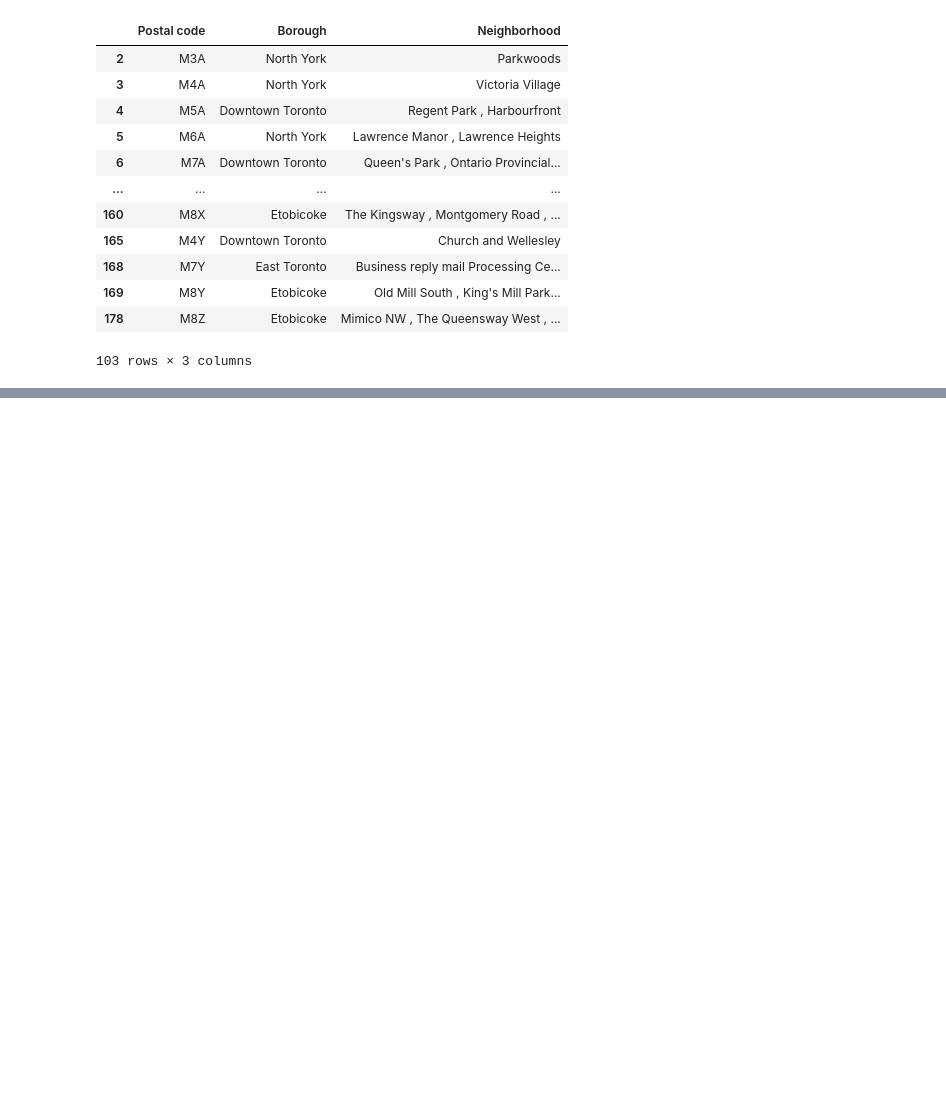
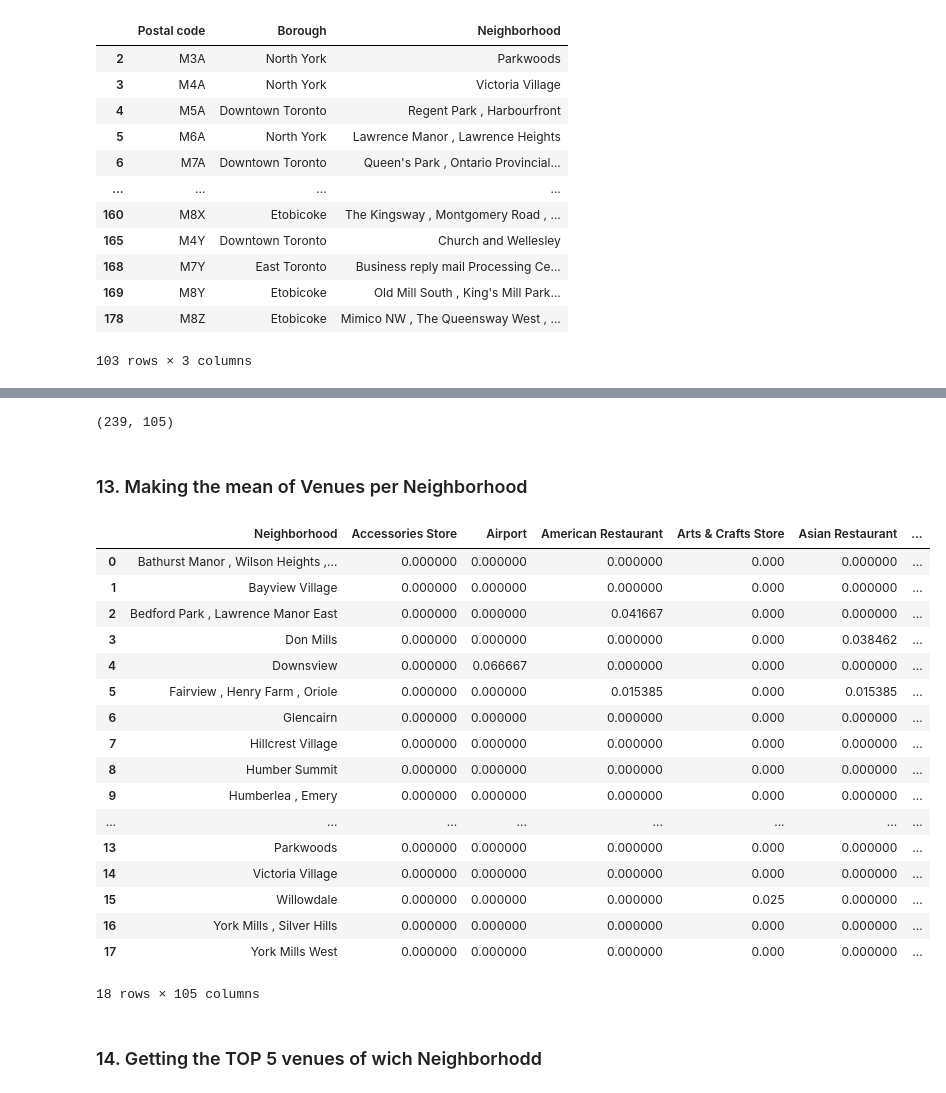
Before and after one commit to nandayot/Coursera_Capstone, a Jupyter notebook: Toronto-Neighborhood.ipynb, the cells around one changed output, grey strips where cells are left out. Drawn from its saved outputs; the diff is of its cells as text; code cells hidden in the pictures; blank space fills up the shorter version.

```diff
--- a/Toronto-Neighborhood.ipynb
+++ b/Toronto-Neighborhood.ipynb
@@ -146,0 +216,3 @@ df_Canada.shape
+# %%
+result.drop(['index'], axis=1, inplace=True)
+result
@@ -146,0 +258,3 @@ df_Canada.shape
+# %%
+NorthYork_data = result[result['Borough'] == 'North York'].reset_index(drop=True)
+NorthYork_data.head()
@@ -146,0 +310,4 @@ df_Canada.shape
+# %%
+toronto_venues = getNearbyVenues(names=NorthYork_data['Neighborhood'],
+                                   latitudes=NorthYork_data['Latitude'],
+                                   longitudes=NorthYork_data['Longitude'])
@@ -146,0 +372,12 @@ df_Canada.shape
+# %%
+# one hot encoding
+toronto_onehot = pd.get_dummies(toronto_venues[['Venue Category']], prefix="", prefix_sep="")
+
+# add neighborhood column back to dataframe
+toronto_onehot['Neighborhood'] = toronto_venues['Neighborhood']
+
+# move neighborhood column to the first column
+fixed_columns = [toronto_onehot.columns[-1]] + list(toronto_onehot.columns[:-1])
+toronto_onehot = toronto_onehot[fixed_columns]
+
+toronto_onehot.head()
@@ -146,0 +392,30 @@ df_Canada.shape
+# %%
+toronto_onehot.shape
+# %% [output]
+(239, 105)
+# %% [markdown]
+### 13. Making the mean of Venues per Neighborhood
+# %%
+toronto_grouped = toronto_onehot.groupby('Neighborhood').mean().reset_index()
+toronto_grouped
+# %% [output]
+|  | Neighborhood | Accessories Store | Airport | American Restaurant | Arts & Crafts Store | Asian Restaurant | ... |
+| 0 | Bathurst Manor , Wilson Heights ,... | 0.000000 | 0.000000 | 0.000000 | 0.000 | 0.000000 | ... |
+| 1 | Bayview Village | 0.000000 | 0.000000 | 0.000000 | 0.000 | 0.000000 | ... |
+| 2 | Bedford Park , Lawrence Manor East | 0.000000 | 0.000000 | 0.041667 | 0.000 | 0.000000 | ... |
+| 3 | Don Mills | 0.000000 | 0.000000 | 0.000000 | 0.000 | 0.038462 | ... |
+| 4 | Downsview | 0.000000 | 0.066667 | 0.000000 | 0.000 | 0.000000 | ... |
+| 5 | Fairview , Henry Farm , Oriole | 0.000000 | 0.000000 | 0.015385 | 0.000 | 0.015385 | ... |
+| 6 | Glencairn | 0.000000 | 0.000000 | 0.000000 | 0.000 | 0.000000 | ... |
+| 7 | Hillcrest Village | 0.000000 | 0.000000 | 0.000000 | 0.000 | 0.000000 | ... |
+| 8 | Humber Summit | 0.000000 | 0.000000 | 0.000000 | 0.000 | 0.000000 | ... |
+| 9 | Humberlea , Emery | 0.000000 | 0.000000 | 0.000000 | 0.000 | 0.000000 | ... |
+| ... | ... | ... | ... | ... | ... | ... | ... |
+| 13 | Parkwoods | 0.000000 | 0.000000 | 0.000000 | 0.000 | 0.000000 | ... |
+| 14 | Victoria Village | 0.000000 | 0.000000 | 0.000000 | 0.000 | 0.000000 | ... |
+| 15 | Willowdale | 0.000000 | 0.000000 | 0.000000 | 0.025 | 0.000000 | ... |
+| 16 | York Mills , Silver Hills | 0.000000 | 0.000000 | 0.000000 | 0.000 | 0.000000 | ... |
+| 17 | York Mills West | 0.000000 | 0.000000 | 0.000000 | 0.000 | 0.000000 | ... |
+18 rows × 105 columns
+# %% [markdown]
+### 14. Getting the TOP 5 venues of wich Neighborhodd
```
Also changed, not shown: parts of 45 cells of this notebook.
